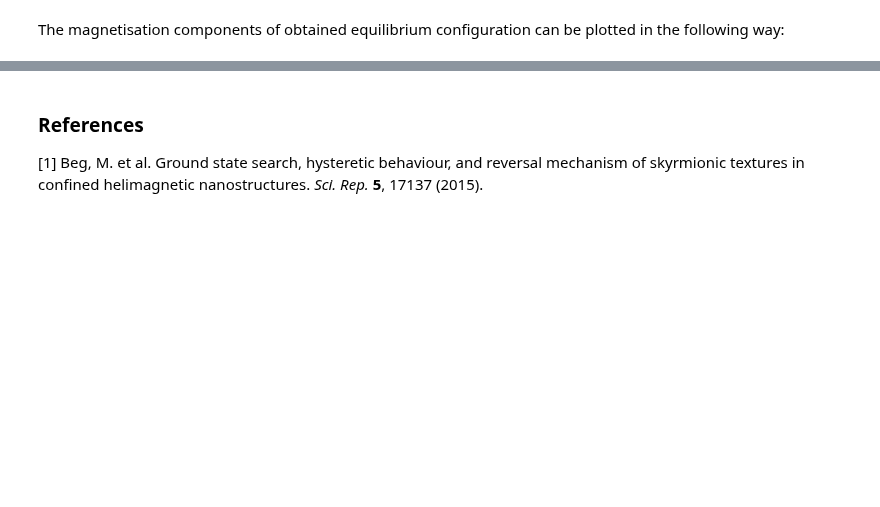
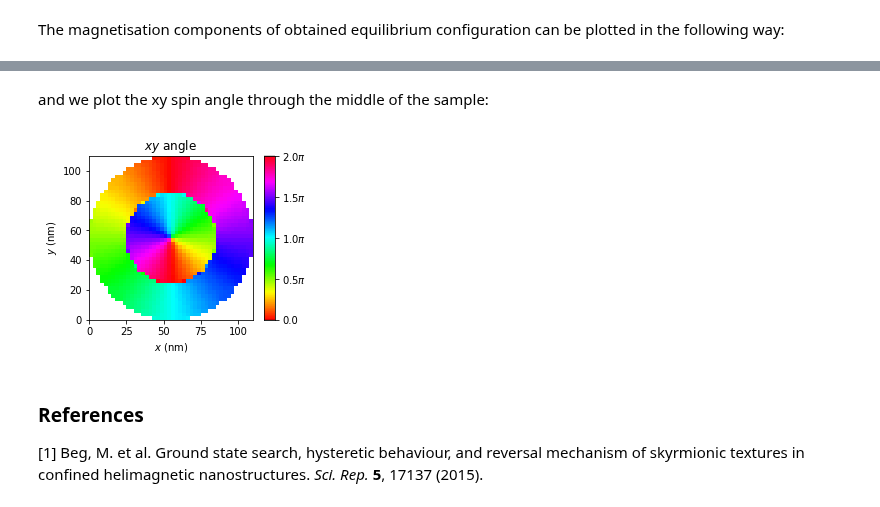
Before and after one commit to computationalmodelling/fidimag, a Jupyter notebook: doc/ipynb/isolated_skyrmion.ipynb, the cells around one changed output, grey strips where cells are left out. Saved outputs shown, nothing was run; the diff lists cells and outputs as text; code cells hidden in the pictures; blank space fills up the shorter version.

```diff
--- a/doc/ipynb/isolated_skyrmion.ipynb
+++ b/doc/ipynb/isolated_skyrmion.ipynb
@@ -158,3 +137,9 @@ plot_magnetisation(sim.spin, layer=0)
+# %% [markdown]
+and we plot the xy spin angle through the middle of the sample:
+# %%
+plot_m(sim, component='angle', z=5.0, cmap='hsv')
+# %% [output]
+[figure, added]
 # %% [markdown]
 ### References
 
```
Also changed, not shown: parts of 11 cells of this notebook, 1 other file.
